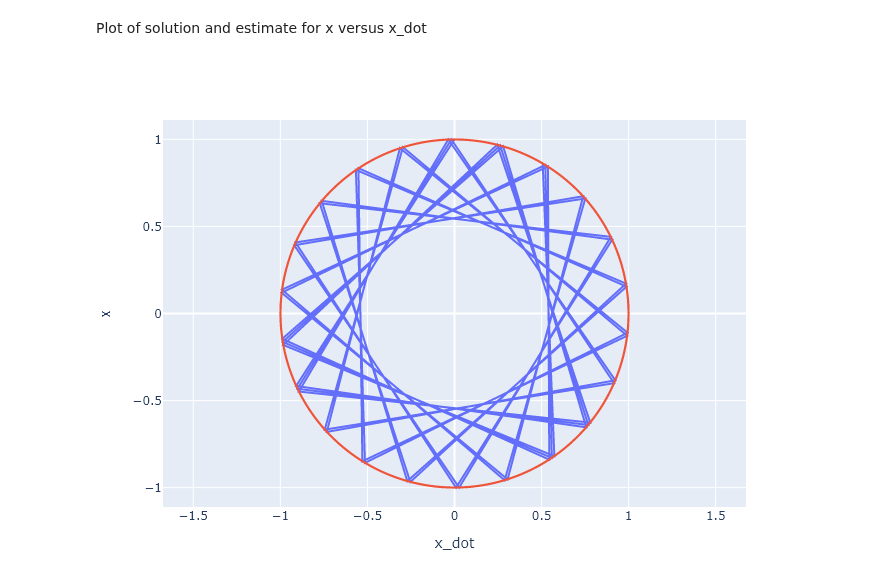
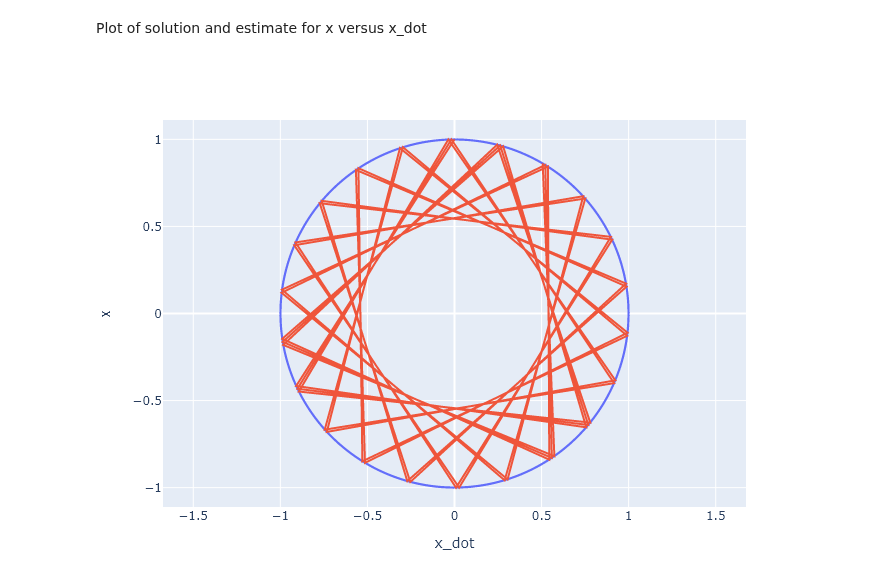
Before and after one commit to crispianm/SciComp, a Jupyter notebook: examples/ODE Solver Examples.ipynb, the cells around one changed output. Cells and saved outputs as stored; diff of their text form; code cells hidden in the pictures.

```diff
--- a/examples/ODE Solver Examples.ipynb
+++ b/examples/ODE Solver Examples.ipynb
@@ -222,7 +222,7 @@ equivalent to the system of equations
     dx/dt = y and dy/dt = -x.
 """
 
-function f2(u, t)
+function f2(u, t; arg...)
 
     if(!isapprox(length(u), 2.0; atol=eps(Float64), rtol=0))
         throw(error("Please make sure you have entered two initial conditions for the function."))
@@ -237,7 +237,7 @@ function f2(u, t)
     return [x_dot y_dot]
 end
 
-function f2_solution(u, t)
+function f2_solution(u, t; arg...)
 
     c1 = u[2]
     c2 = u[1]
@@ -296,14 +298,13 @@ Plot of solution and estimate for x versus x_dot
 # %%
 estimate = scatter(x=x_dot, y=x, mode="lines",name="Numerical Estimate")
 solution = scatter(x=x_dot_sol, y=x_sol, mode="lines",name="Exact Solution")
 layout = Layout(
     yaxis=attr(scaleanchor = "x",scaleratio = 1),
     xaxis_title="x_dot",
     yaxis_title="x",
-    width=500, height=350,
     showlegend=false,
 )
 
-plot([estimate, solution], layout)
+plot([solution, estimate], layout)
 # %% [output]
-[figure, old version]
+[figure, new version]
```
Also changed, not shown: parts of 4 cells of this notebook, 3 other files.
